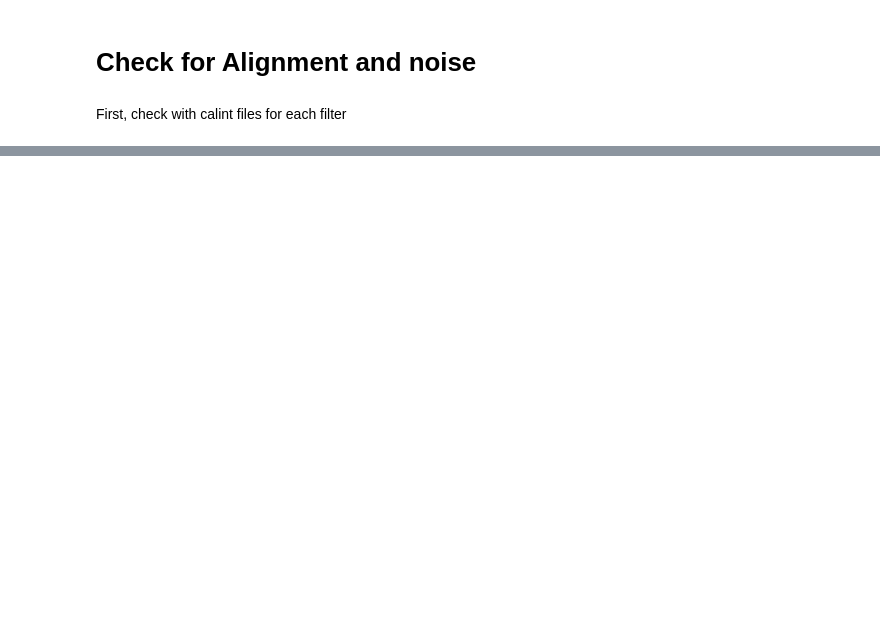
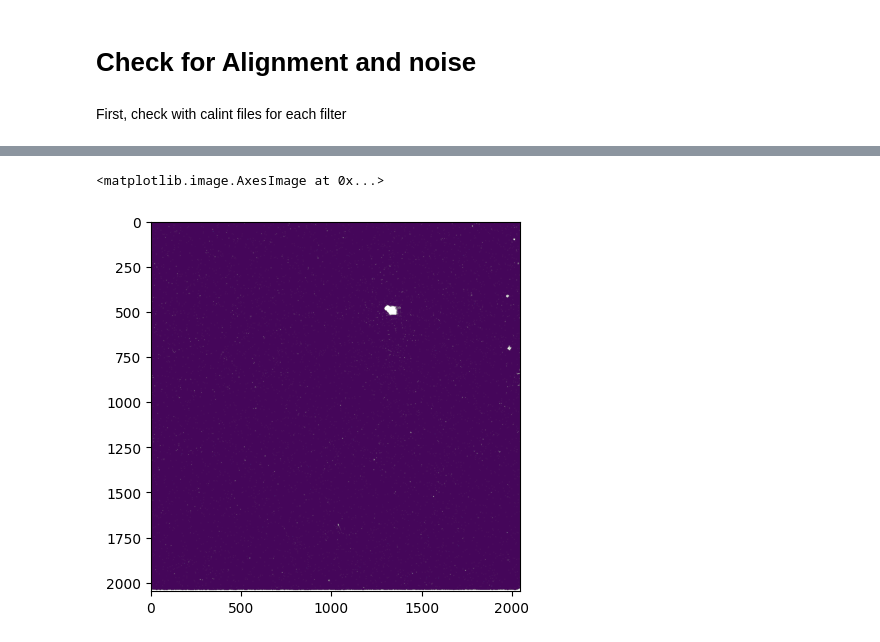
Before and after one commit to yzhang24e/Research, a Jupyter notebook: reduction_data/integration.ipynb, the cells around one changed output, grey strips where cells are left out. Cells and saved outputs as stored; diff of their text form; code cells hidden in the pictures; blank space fills up the shorter version.

```diff
--- a/reduction_data/integration.ipynb
+++ b/reduction_data/integration.ipynb
@@ -215,6 +215,6 @@ Wrote: F250M_4_b_integration_07.fits
 # %% [markdown]
 First, check with calint files for each filter
 # %%
-ref_file_F090W = fits.open('jw01334005001_02101_00001_nrca1_calints.fits')
+# Reading files for F090W
+ref_file_F090W = fits.open('jw01334005001_02101_00001_nrca1_cal.fits')
 int1_1_1_a_F090W = fits.open('F090W_1_a_1_integration_01.fits')
-plt.imshow(ref_file_F090W['SCI'].data[0])
@@ -234,0 +242,8 @@ array([[False, False, False, ..., False, False, False],
+# %%
+ref_im_F090W = ref_file_F090W['SCI'].data
+int1_im_F090W =  int1_1_1_a_F090W['SCI'].data
+# %%
+plt.imshow(ref_im_F090W)
+# %% [output]
+<matplotlib.image.AxesImage at 0x...>
+[figure, added]
```
Also changed, not shown: parts of 9 cells of this notebook, 2 other files.
